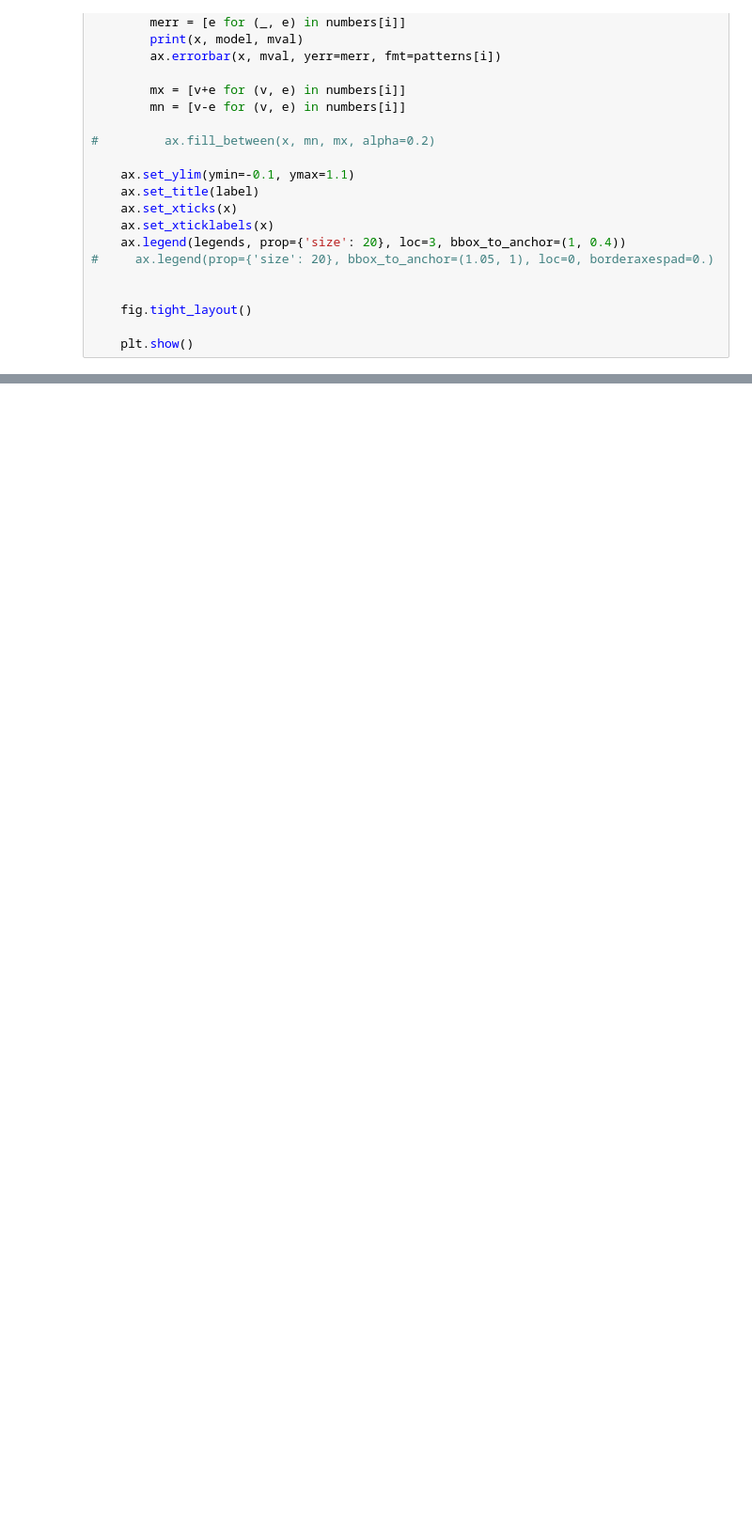
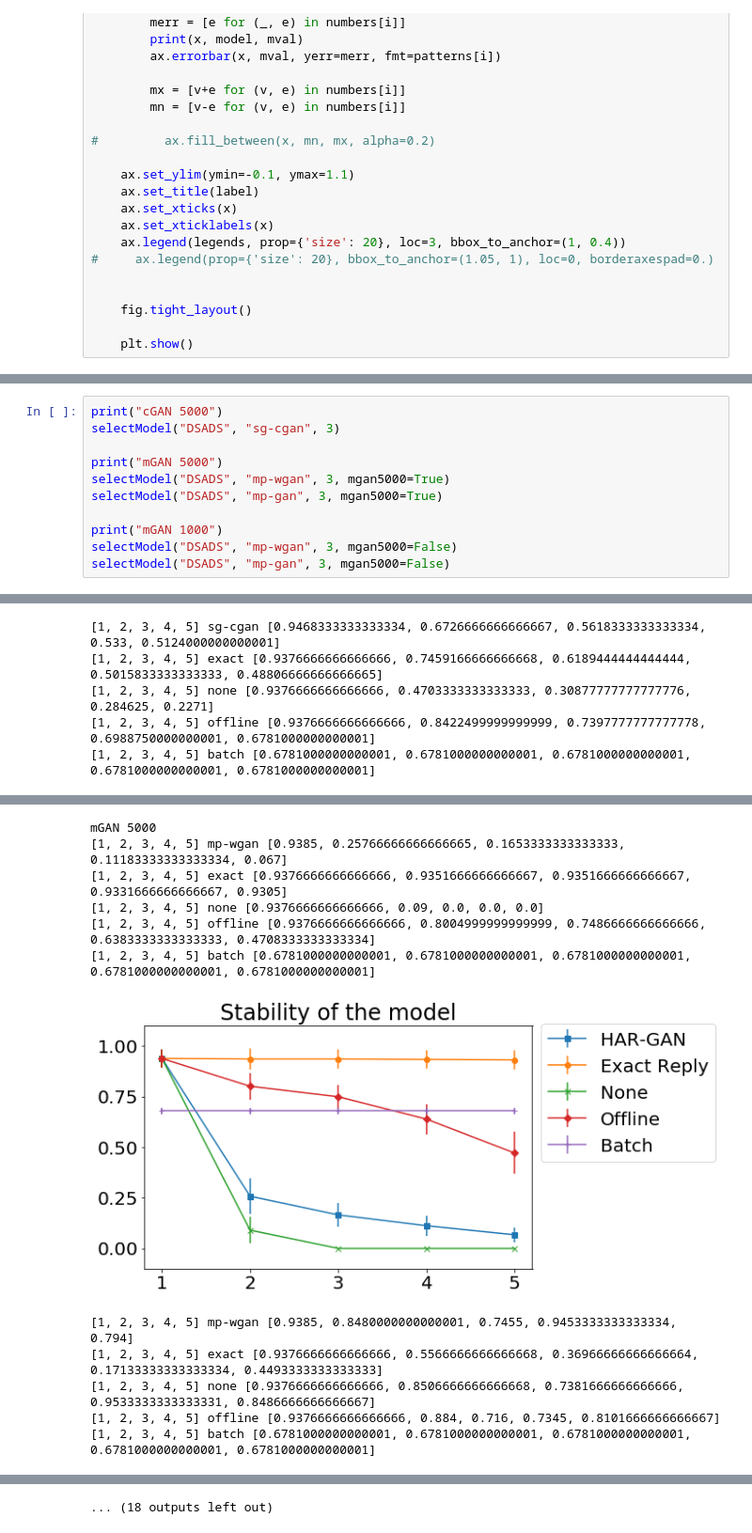
Before and after one commit to chameleonTK/continual-learning-for-HAR, a Jupyter notebook: Reports/Figures/Continual Plot.ipynb, the cells around one changed output, grey strips where cells are left out. Shown at 94% size. Drawn from its saved outputs; the diff is of its cells as text; blank space fills up the shorter version.

```diff
--- a/Reports/Figures/Continual Plot.ipynb
+++ b/Reports/Figures/Continual Plot.ipynb
@@ -420,0 +461,12 @@ selectModel("DSADS", "sg-cgan", 3)
+# %%
+print("cGAN 5000")
+selectModel("DSADS", "sg-cgan", 3)
+
+print("mGAN 5000")
+selectModel("DSADS", "mp-wgan", 3, mgan5000=True)
+selectModel("DSADS", "mp-gan", 3, mgan5000=True)
+
+print("mGAN 1000")
+selectModel("DSADS", "mp-wgan", 3, mgan5000=False)
+selectModel("DSADS", "mp-gan", 3, mgan5000=False)
+# %% [output]
@@ -420,0 +486,5 @@ selectModel("DSADS", "sg-cgan", 3)
+[1, 2, 3, 4, 5] sg-cgan [0.9468333333333334, 0.6726666666666667, 0.5618333333333334, 0.533, 0.5124000000000001]
+[1, 2, 3, 4, 5] exact [0.9376666666666666, 0.7459166666666668, 0.6189444444444444, 0.5015833333333333, 0.48806666666666665]
+[1, 2, 3, 4, 5] none [0.9376666666666666, 0.4703333333333333, 0.30877777777777776, 0.284625, 0.2271]
+[1, 2, 3, 4, 5] offline [0.9376666666666666, 0.8422499999999999, 0.7397777777777778, 0.6988750000000001, 0.6781000000000001]
+[1, 2, 3, 4, 5] batch [0.6781000000000001, 0.6781000000000001, 0.6781000000000001, 0.6781000000000001, 0.6781000000000001]
@@ -420,0 +492,12 @@ selectModel("DSADS", "sg-cgan", 3)
+mGAN 5000
+[1, 2, 3, 4, 5] mp-wgan [0.9385, 0.25766666666666665, 0.1653333333333333, 0.11183333333333334, 0.067]
+[1, 2, 3, 4, 5] exact [0.9376666666666666, 0.9351666666666667, 0.9351666666666667, 0.9331666666666667, 0.9305]
+[1, 2, 3, 4, 5] none [0.9376666666666666, 0.09, 0.0, 0.0, 0.0]
+[1, 2, 3, 4, 5] offline [0.9376666666666666, 0.8004999999999999, 0.7486666666666666, 0.6383333333333333, 0.4708333333333334]
+[1, 2, 3, 4, 5] batch [0.6781000000000001, 0.6781000000000001, 0.6781000000000001, 0.6781000000000001, 0.6781000000000001]
+[figure, added]
+[1, 2, 3, 4, 5] mp-wgan [0.9385, 0.8480000000000001, 0.7455, 0.9453333333333334, 0.794]
+[1, 2, 3, 4, 5] exact [0.9376666666666666, 0.5566666666666668, 0.36966666666666664, 0.17133333333333334, 0.4493333333333333]
+[1, 2, 3, 4, 5] none [0.9376666666666666, 0.8506666666666668, 0.7381666666666666, 0.9533333333333331, 0.8486666666666667]
+[1, 2, 3, 4, 5] offline [0.9376666666666666, 0.884, 0.716, 0.7345, 0.8101666666666667]
+[1, 2, 3, 4, 5] batch [0.6781000000000001, 0.6781000000000001, 0.6781000000000001, 0.6781000000000001, 0.6781000000000001]
@@ -420,0 +511 @@ selectModel("DSADS", "sg-cgan", 3)
+... (18 outputs left out)
```
Also changed, not shown: parts of 11 cells of this notebook, 5 other files.
